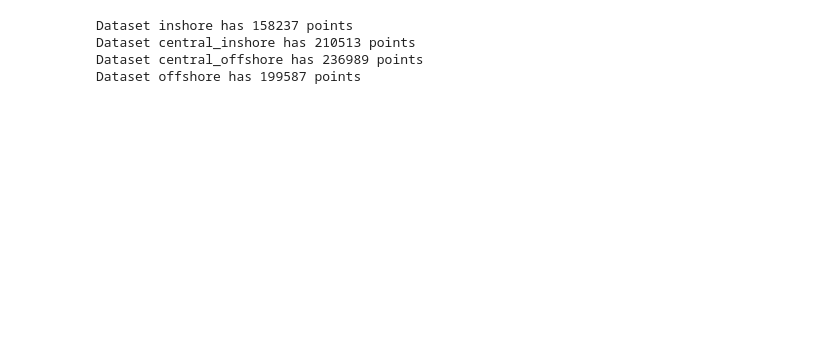
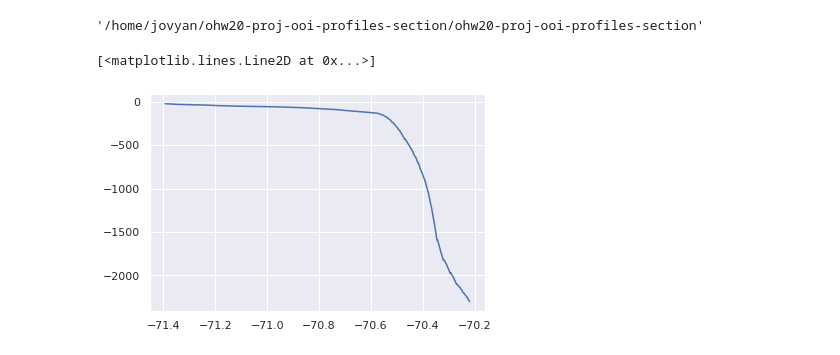
Before and after one commit to sryan288/ohw20-proj-ooi-profiles-section, a Jupyter notebook: 03_Interpolation_over_distance.ipynb, the cells around one changed output. Drawn from its saved outputs; the diff is of its cells as text; code cells hidden in the pictures; blank space fills up the shorter version.

Commit message:
working on plot

```diff
--- a/03_Interpolation_over_distance.ipynb
+++ b/03_Interpolation_over_distance.ipynb
@@ -2,12 +2,19 @@
 import ctd
 import gsw
 from ctd.read import _basename
+import gsw
 import requests
 import os
 import re
 import xarray as xr
 import pandas as pd
 import matplotlib.pyplot as plt
+import numpy as np
 
 # Make the Plots pretty
 import seaborn as sns
+sns.set()
+
+# Supress open_mfdataset warnings
+import warnings
+warnings.filterwarnings('ignore')
@@ -64,2 +21,11 @@ def proc_ctd(fname):
+# %%
+#Set wd
+os.chdir('/home/jovyan/ohw20-proj-ooi-profiles-section/ohw20-proj-ooi-profiles-section/')
+os.getcwd()
+# %% [output]
+'/home/jovyan/ohw20-proj-ooi-profiles-section/ohw20-proj-ooi-profiles-section'
 # %%
+# Provide URL to load a single file that has already been downloaded to OOI's OPENDAP server
+# remember to use #fillmismatch
+# Create directory that includes all urls
 data_url = {}
@@ -70,20 +35,0 @@ data_url['offshore'] = 'https://opendap.oceanobservatories.org/thredds/dodsC/ooi
-
-# Load the data file using xarray
-def load2xarray(location):
-    """
-    Load data at given location and reduce to variables of interest.
-    """
-    ds = xr.open_dataset(data_url[location])
-    ds = ds.swap_dims({'obs': 'time'}) #Swap dimensions
-    print('Dataset '+ location +' has %d points' % ds.time.size)
-    ds = ds[['ctdpf_ckl_seawater_pressure','ctdpf_ckl_seawater_temperature','practical_salinity']]
-    return ds
-
-ds={}
-for loc in list(data_url.keys()):
-    ds[loc] = load2xarray(loc)
-# %% [output]
-Dataset inshore has 158237 points
-Dataset central_inshore has 210513 points
-Dataset central_offshore has 236989 points
-Dataset offshore has 199587 points
@@ -96,0 +36,17 @@ ds;
+# %%
+#Load in bathymetric data
+bathymetry=xr.open_dataset('GMRT_39-41N_70-71W.nc')
+bath_df=bathymetry.to_dataframe
+
+#Plot
+z=bathymetry.z.values.reshape([535,1023]).mean(axis=1)
+
+#Get x range
+x=np.linspace(bathymetry.x_range[0],bathymetry.x_range[1],535)
+
+
+#PLot
+plt.plot(x,z)
+# %% [output]
+[<matplotlib.lines.Line2D at 0x...>]
+[figure, added]
```
Also changed, not shown: parts of 22 cells of this notebook.
